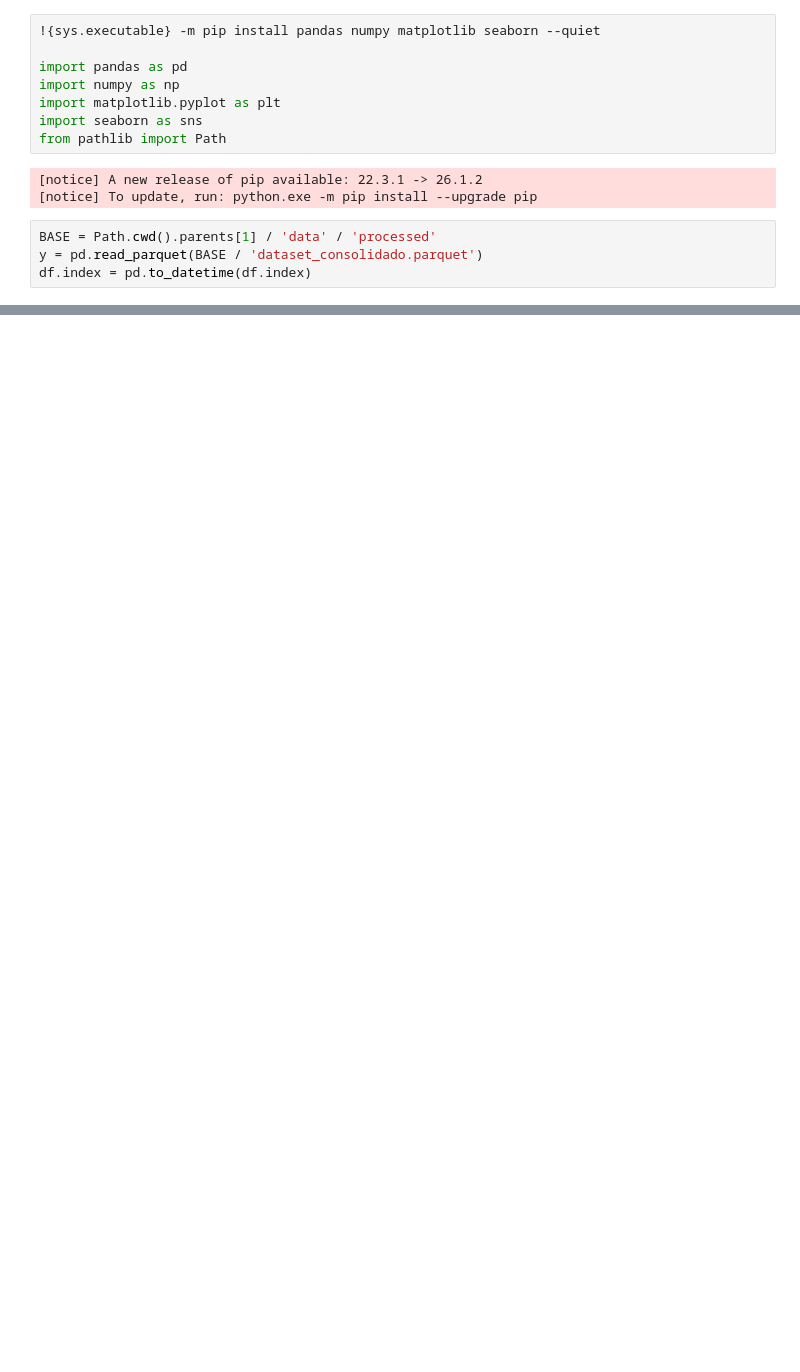
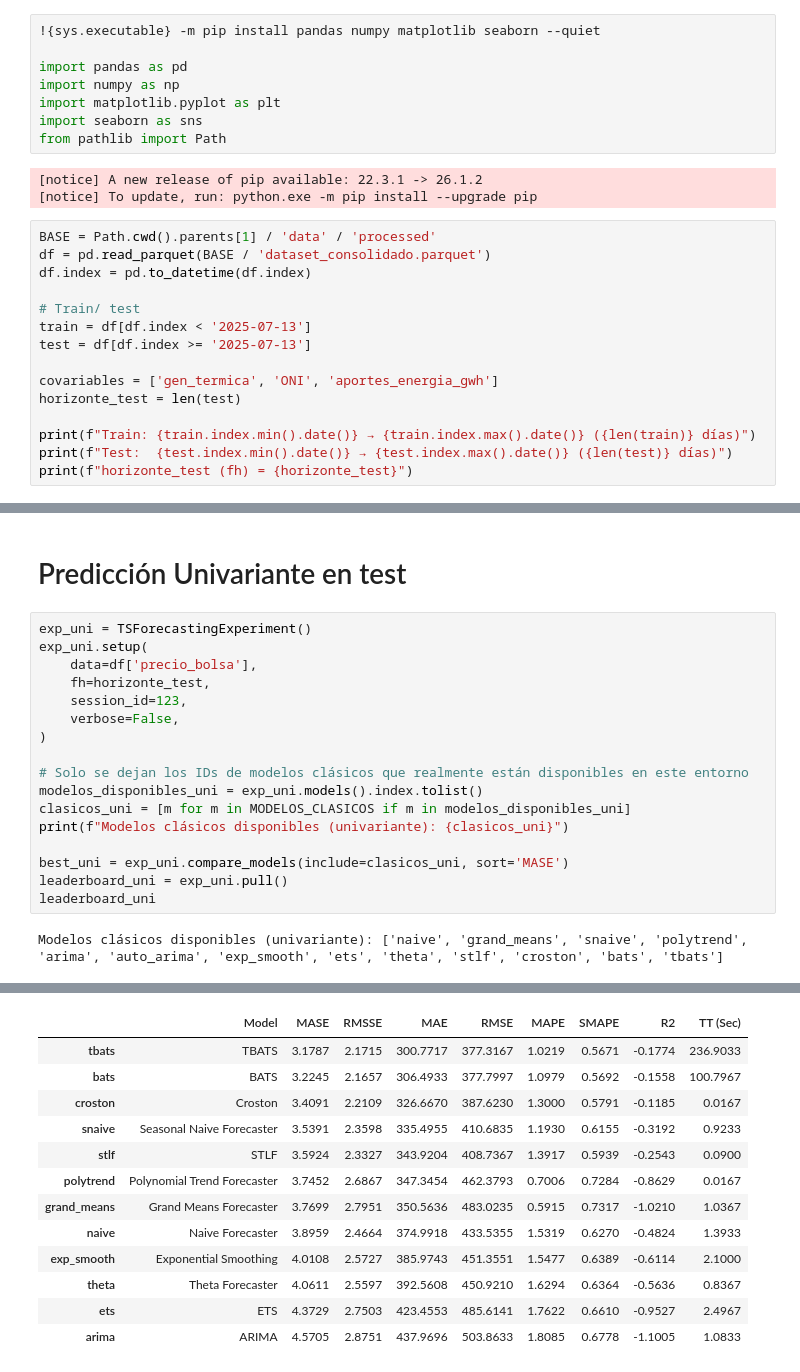
Before and after one commit to maguverm/tesis-bolsa, a Jupyter notebook: notebooks/03_experimentos/02_PyCaret.ipynb, the cells around one changed output, grey strips where cells are left out. Cells and saved outputs as stored; diff of their text form; blank space fills up the shorter version.

```diff
--- a/notebooks/03_experimentos/02_PyCaret.ipynb
+++ b/notebooks/03_experimentos/02_PyCaret.ipynb
@@ -21,5 +21,16 @@ from pathlib import Path
 [notice] To update, run: python.exe -m pip install --upgrade pip
 # %%
 BASE = Path.cwd().parents[1] / 'data' / 'processed'
-y = pd.read_parquet(BASE / 'dataset_consolidado.parquet')
+df = pd.read_parquet(BASE / 'dataset_consolidado.parquet')
 df.index = pd.to_datetime(df.index)
+
+# Train/ test
+train = df[df.index < '2025-07-13']
+test = df[df.index >= '2025-07-13']
+
+covariables = ['gen_termica', 'ONI', 'aportes_energia_gwh']
+horizonte_test = len(test)
+
+print(f"Train: {train.index.min().date()} → {train.index.max().date()} ({len(train)} días)")
+print(f"Test:  {test.index.min().date()} → {test.index.max().date()} ({len(test)} días)")
+print(f"horizonte_test (fh) = {horizonte_test}")
@@ -30,0 +50,21 @@ TypeError: TSForecastingExperiment.__init__() got an unexpected keyword argument
+# %% [markdown]
+# Predicción Univariante en test
+# %%
+exp_uni = TSForecastingExperiment()
+exp_uni.setup(
+    data=df['precio_bolsa'],
+    fh=horizonte_test,
+    session_id=123,
+    verbose=False,
+)
+
+# Solo se dejan los IDs de modelos clásicos que realmente están disponibles en este entorno
+modelos_disponibles_uni = exp_uni.models().index.tolist()
+clasicos_uni = [m for m in MODELOS_CLASICOS if m in modelos_disponibles_uni]
+print(f"Modelos clásicos disponibles (univariante): {clasicos_uni}")
+
+best_uni = exp_uni.compare_models(include=clasicos_uni, sort='MASE')
+leaderboard_uni = exp_uni.pull()
+leaderboard_uni
+# %% [output]
+Modelos clásicos disponibles (univariante): ['naive', 'grand_means', 'snaive', 'polytrend', 'arima', 'auto_arima', 'exp_smooth', 'ets', 'theta', 'stlf', 'croston', 'bats', 'tbats']
@@ -30,0 +72,13 @@ TypeError: TSForecastingExperiment.__init__() got an unexpected keyword argument
+|  | Model | MASE | RMSSE | MAE | RMSE | MAPE | SMAPE | R2 | TT (Sec) |
+| tbats | TBATS | 3.1787 | 2.1715 | 300.7717 | 377.3167 | 1.0219 | 0.5671 | -0.1774 | 236.9033 |
+| bats | BATS | 3.2245 | 2.1657 | 306.4933 | 377.7997 | 1.0979 | 0.5692 | -0.1558 | 100.7967 |
+| croston | Croston | 3.4091 | 2.2109 | 326.6670 | 387.6230 | 1.3000 | 0.5791 | -0.1185 | 0.0167 |
+| snaive | Seasonal Naive Forecaster | 3.5391 | 2.3598 | 335.4955 | 410.6835 | 1.1930 | 0.6155 | -0.3192 | 0.9233 |
+| stlf | STLF | 3.5924 | 2.3327 | 343.9204 | 408.7367 | 1.3917 | 0.5939 | -0.2543 | 0.0900 |
+| polytrend | Polynomial Trend Forecaster | 3.7452 | 2.6867 | 347.3454 | 462.3793 | 0.7006 | 0.7284 | -0.8629 | 0.0167 |
+| grand_means | Grand Means Forecaster | 3.7699 | 2.7951 | 350.5636 | 483.0235 | 0.5915 | 0.7317 | -1.0210 | 1.0367 |
+| naive | Naive Forecaster | 3.8959 | 2.4664 | 374.9918 | 433.5355 | 1.5319 | 0.6270 | -0.4824 | 1.3933 |
+| exp_smooth | Exponential Smoothing | 4.0108 | 2.5727 | 385.9743 | 451.3551 | 1.5477 | 0.6389 | -0.6114 | 2.1000 |
+| theta | Theta Forecaster | 4.0611 | 2.5597 | 392.5608 | 450.9210 | 1.6294 | 0.6364 | -0.5636 | 0.8367 |
+| ets | ETS | 4.3729 | 2.7503 | 423.4553 | 485.6141 | 1.7622 | 0.6610 | -0.9527 | 2.4967 |
+| arima | ARIMA | 4.5705 | 2.8751 | 437.9696 | 503.8633 | 1.8085 | 0.6778 | -1.1005 | 1.0833 |
```
Also changed, not shown: parts of 14 cells of this notebook.
